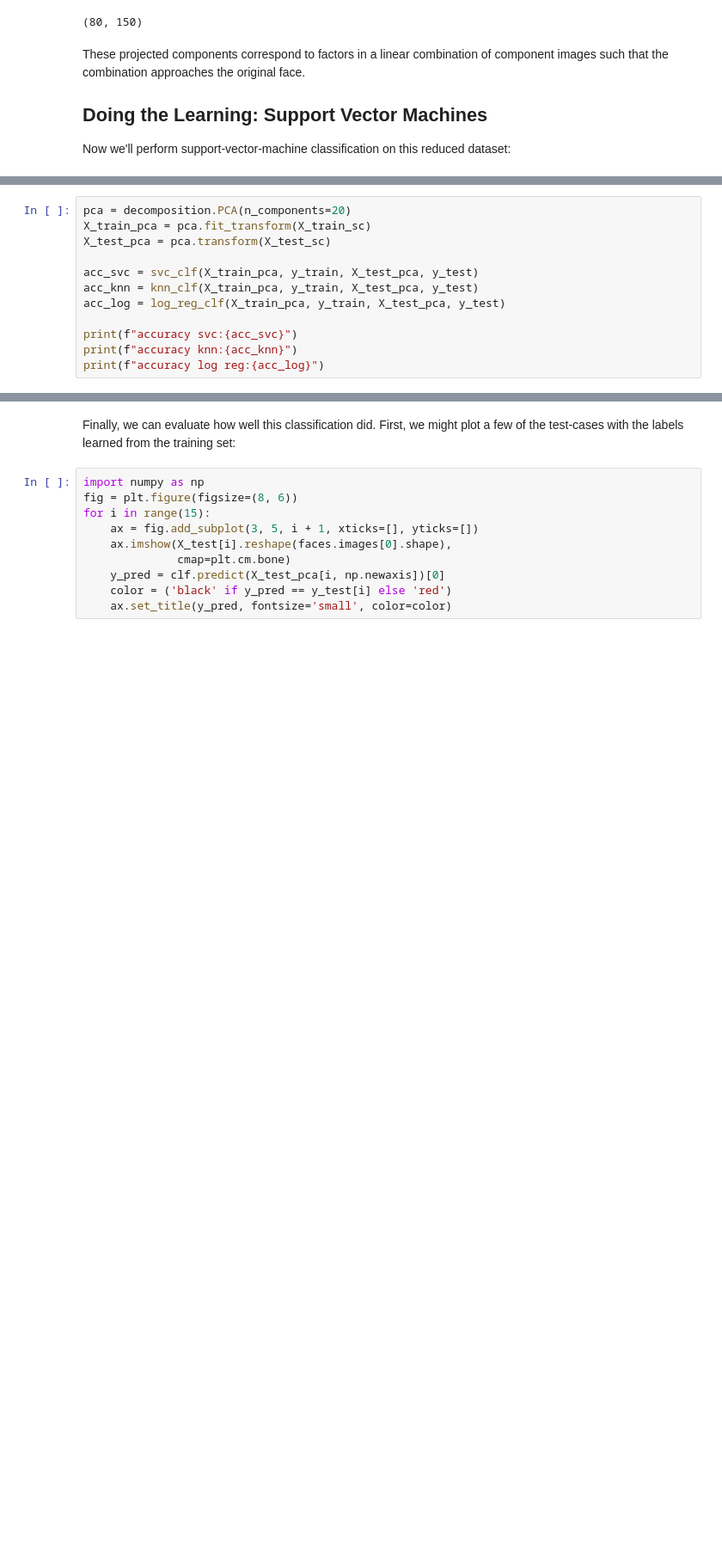
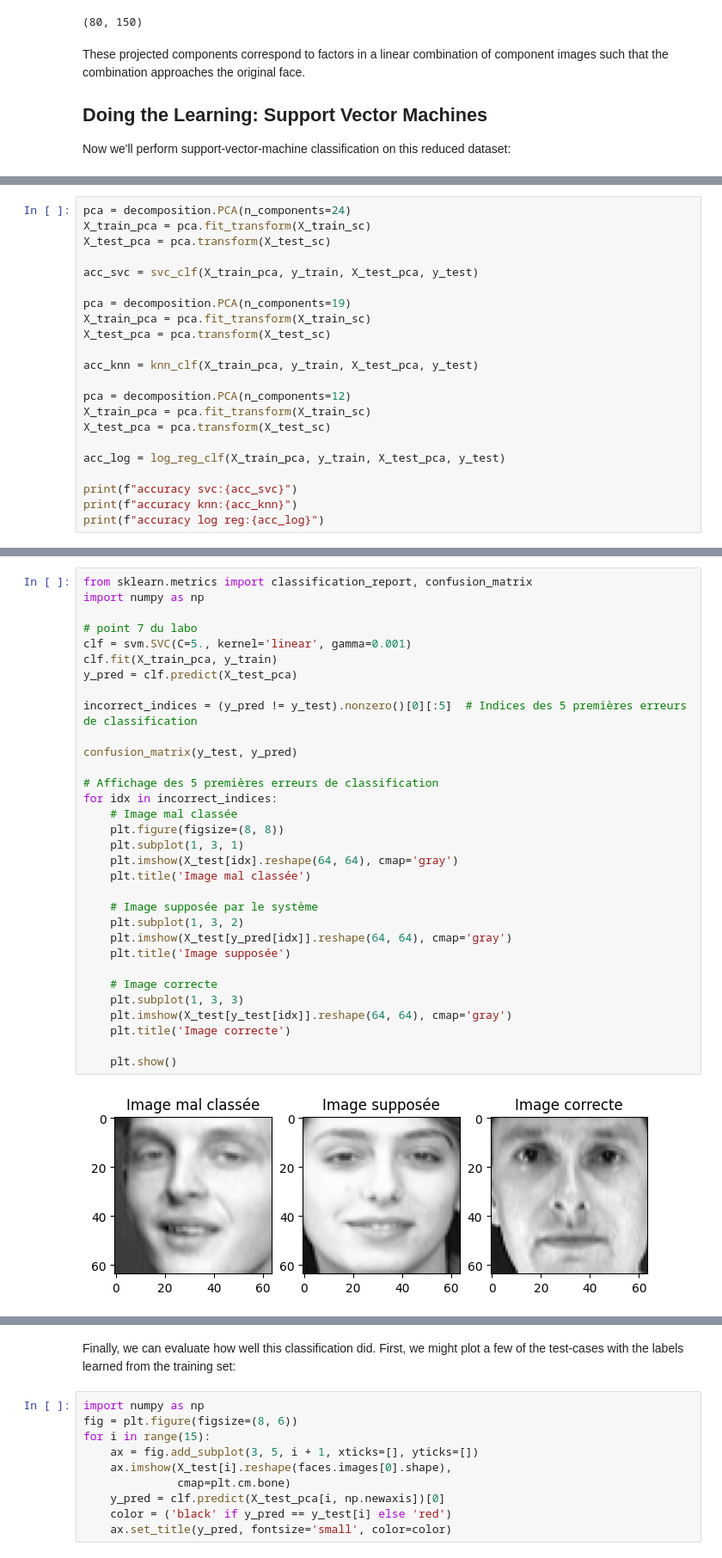
Before and after one commit to Jmuhleman/pw_PCD_24, a Jupyter notebook: pw4/PCD_Muhlemann_Ronquillo.ipynb, the cells around one changed output, grey strips where cells are left out. Shown at 86% size. Cells and saved outputs as stored; diff of their text form; blank space fills up the shorter version.

```diff
--- a/pw4/PCD_Muhlemann_Ronquillo.ipynb
+++ b/pw4/PCD_Muhlemann_Ronquillo.ipynb
@@ -353,10 +510,20 @@ pl(1, 100, "accu", hist)
 # %%
-pca = decomposition.PCA(n_components=20)
+pca = decomposition.PCA(n_components=24)
 X_train_pca = pca.fit_transform(X_train_sc)
 X_test_pca = pca.transform(X_test_sc)
 
 acc_svc = svc_clf(X_train_pca, y_train, X_test_pca, y_test)
+
+pca = decomposition.PCA(n_components=19)
+X_train_pca = pca.fit_transform(X_train_sc)
+X_test_pca = pca.transform(X_test_sc)
+
 acc_knn = knn_clf(X_train_pca, y_train, X_test_pca, y_test)
+
+pca = decomposition.PCA(n_components=12)
+X_train_pca = pca.fit_transform(X_train_sc)
+X_test_pca = pca.transform(X_test_sc)
+
 acc_log = log_reg_clf(X_train_pca, y_train, X_test_pca, y_test)
 
 print(f"accuracy svc:{acc_svc}")
@@ -364,0 +543,34 @@ print(f"accuracy log reg:{acc_log}")
+# %%
+from sklearn.metrics import classification_report, confusion_matrix
+import numpy as np
+
+# point 7 du labo
+clf = svm.SVC(C=5., kernel='linear', gamma=0.001)
+clf.fit(X_train_pca, y_train)
+y_pred = clf.predict(X_test_pca)
+
+incorrect_indices = (y_pred != y_test).nonzero()[0][:5]  # Indices des 5 premières erreurs de classification
+
+confusion_matrix(y_test, y_pred)
+
+# Affichage des 5 premières erreurs de classification
+for idx in incorrect_indices:
+    # Image mal classée
+    plt.figure(figsize=(8, 8))
+    plt.subplot(1, 3, 1)
+    plt.imshow(X_test[idx].reshape(64, 64), cmap='gray')
+    plt.title('Image mal classée')
+
+    # Image supposée par le système
+    plt.subplot(1, 3, 2)
+    plt.imshow(X_test[y_pred[idx]].reshape(64, 64), cmap='gray')
+    plt.title('Image supposée')
+
+    # Image correcte
+    plt.subplot(1, 3, 3)
+    plt.imshow(X_test[y_test[idx]].reshape(64, 64), cmap='gray')
+    plt.title('Image correcte')
+
+    plt.show()
+# %% [output]
+[figure, added]
```
Also changed, not shown: parts of 14 cells of this notebook.
